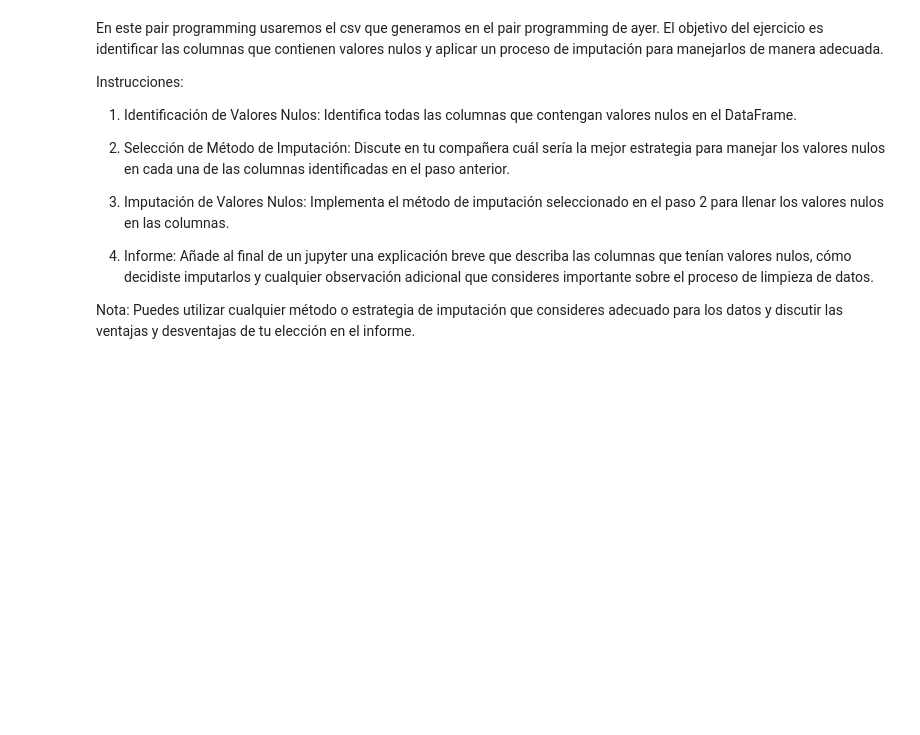
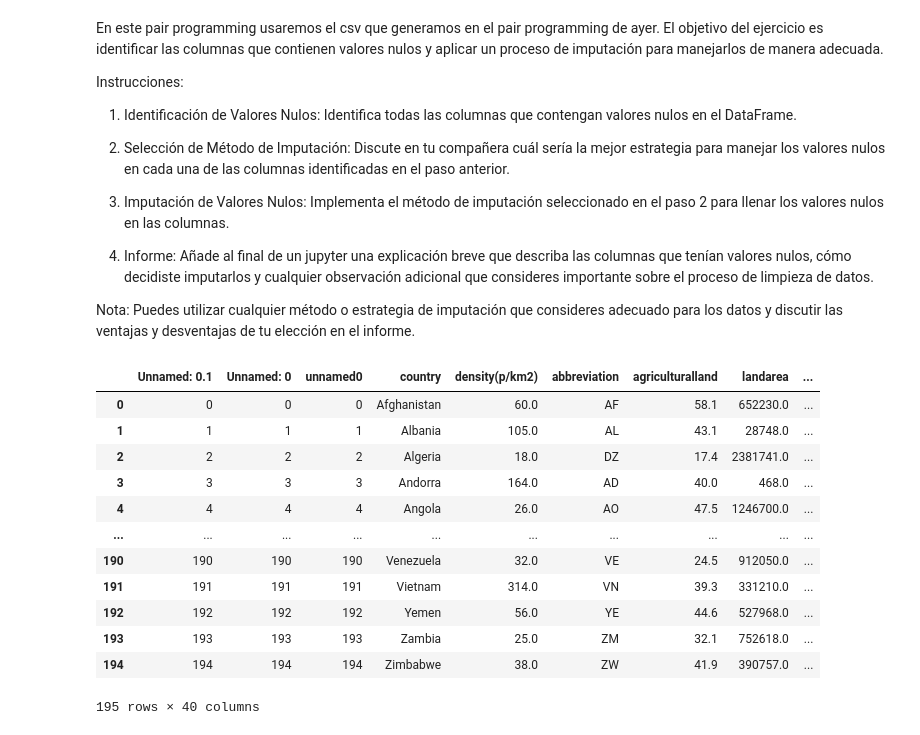
Before and after one commit to BSReguera/Pair-Programming-Modulo-3-Sprint1, a Jupyter notebook: pairprogramming-modulo3-leccion06.ipynb, the cells around one changed output. Saved outputs shown, nothing was run; the diff lists cells and outputs as text; code cells hidden in the pictures; blank space fills up the shorter version.

```diff
--- a/pairprogramming-modulo3-leccion06.ipynb
+++ b/pairprogramming-modulo3-leccion06.ipynb
@@ -20,5 +20,19 @@ import pandas as pd
 import numpy as np
 # %%
 # Apertura y lectura del archivo csv, para la lectura y observación en DataFrame
-df_pair5 = pd.read_csv("datos_pair4.csv")
-df_pair5
+df = pd.read_csv("datos_pair5.csv")
+df
+# %% [output]
+|  | Unnamed: 0.1 | Unnamed: 0 | unnamed0 | country | density(p/km2) | abbreviation | agriculturalland | landarea | ... |
+| 0 | 0 | 0 | 0 | Afghanistan | 60.0 | AF | 58.1 | 652230.0 | ... |
+| 1 | 1 | 1 | 1 | Albania | 105.0 | AL | 43.1 | 28748.0 | ... |
+| 2 | 2 | 2 | 2 | Algeria | 18.0 | DZ | 17.4 | 2381741.0 | ... |
+| 3 | 3 | 3 | 3 | Andorra | 164.0 | AD | 40.0 | 468.0 | ... |
+| 4 | 4 | 4 | 4 | Angola | 26.0 | AO | 47.5 | 1246700.0 | ... |
+| ... | ... | ... | ... | ... | ... | ... | ... | ... | ... |
+| 190 | 190 | 190 | 190 | Venezuela | 32.0 | VE | 24.5 | 912050.0 | ... |
+| 191 | 191 | 191 | 191 | Vietnam | 314.0 | VN | 39.3 | 331210.0 | ... |
+| 192 | 192 | 192 | 192 | Yemen | 56.0 | YE | 44.6 | 527968.0 | ... |
+| 193 | 193 | 193 | 193 | Zambia | 25.0 | ZM | 32.1 | 752618.0 | ... |
+| 194 | 194 | 194 | 194 | Zimbabwe | 38.0 | ZW | 41.9 | 390757.0 | ... |
+195 rows × 40 columns
```
Also changed, not shown: parts of 9 cells of this notebook, 2 other files.
